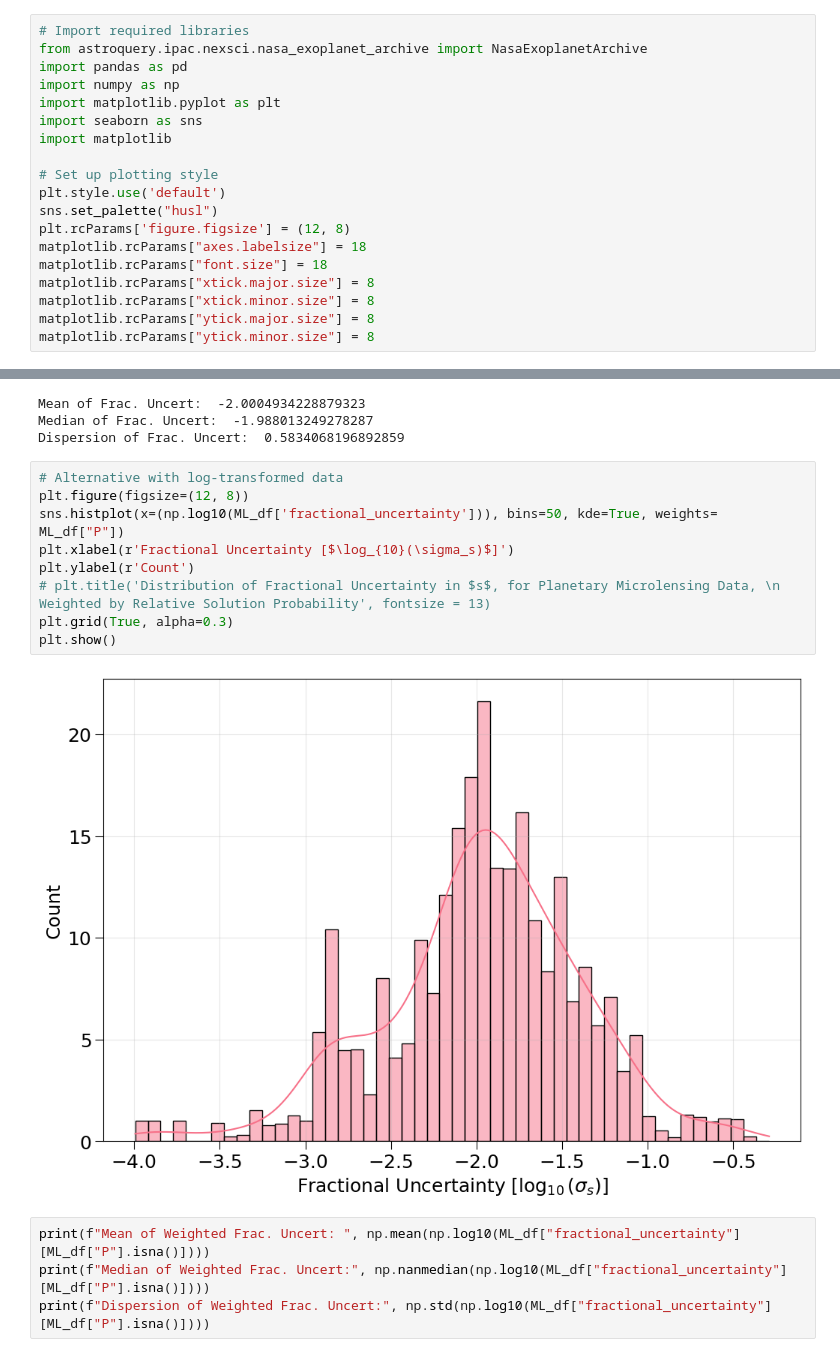
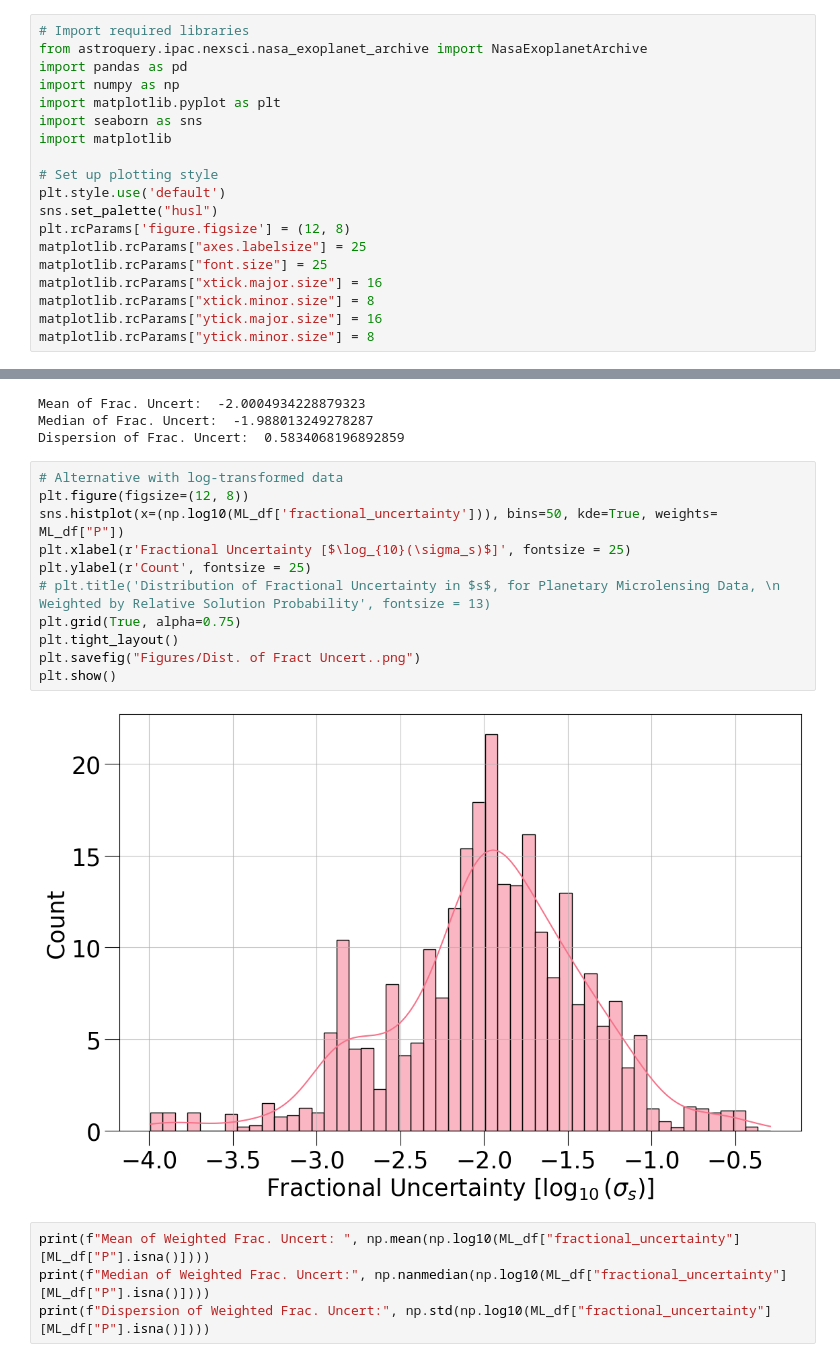
Before and after one commit to victorkarkour/Microlensing-Separation, a Jupyter notebook: Dist_s_errors.ipynb, the cells around one changed output, grey strips where cells are left out. Cells and saved outputs as stored; diff of their text form.

Commit message:
- Updated Plots with larger fontsizes for axes labels and number labels for better visibility - Made it such that future plots will have the same font size as newly updated plots

```diff
--- a/Dist_s_errors.ipynb
+++ b/Dist_s_errors.ipynb
@@ -62,11 +62,11 @@ import matplotlib
 plt.style.use('default')
 sns.set_palette("husl")
 plt.rcParams['figure.figsize'] = (12, 8)
-matplotlib.rcParams["axes.labelsize"] = 18
-matplotlib.rcParams["font.size"] = 18
-matplotlib.rcParams["xtick.major.size"] = 8
+matplotlib.rcParams["axes.labelsize"] = 25
+matplotlib.rcParams["font.size"] = 25
+matplotlib.rcParams["xtick.major.size"] = 16
 matplotlib.rcParams["xtick.minor.size"] = 8
-matplotlib.rcParams["ytick.major.size"] = 8
+matplotlib.rcParams["ytick.major.size"] = 16
 matplotlib.rcParams["ytick.minor.size"] = 8
 # %%
 query = NasaExoplanetArchive.query_criteria(table="ML", select="pl_name,htmllink,ml_modeldef,ml_sepinsnorp,ml_sepinsnorperr1,ml_sepinsnorperr2,ml_description,ml_modelchisq")
@@ -181,14 +181,16 @@ Dispersion of Frac. Uncert:  0.5834068196892859
 # %%
 # Alternative with log-transformed data
 plt.figure(figsize=(12, 8))
 sns.histplot(x=(np.log10(ML_df['fractional_uncertainty'])), bins=50, kde=True, weights= ML_df["P"])
-plt.xlabel(r'Fractional Uncertainty [$\log_{10}(\sigma_s)$]')
-plt.ylabel(r'Count')
+plt.xlabel(r'Fractional Uncertainty [$\log_{10}(\sigma_s)$]', fontsize = 25)
+plt.ylabel(r'Count', fontsize = 25)
 # plt.title('Distribution of Fractional Uncertainty in $s$, for Planetary Microlensing Data, \n Weighted by Relative Solution Probability', fontsize = 13)
-plt.grid(True, alpha=0.3)
+plt.grid(True, alpha=0.75)
+plt.tight_layout()
+plt.savefig("Figures/Dist. of Fract Uncert..png")
 plt.show()
 # %% [output]
-[figure, old version]
+[figure, new version]
 # %%
 print(f"Mean of Weighted Frac. Uncert: ", np.mean(np.log10(ML_df["fractional_uncertainty"][ML_df["P"].isna()])))
 print(f"Median of Weighted Frac. Uncert:", np.nanmedian(np.log10(ML_df["fractional_uncertainty"][ML_df["P"].isna()])))
```
Also changed, not shown: parts of 1 cell of this notebook, 14 other files.
